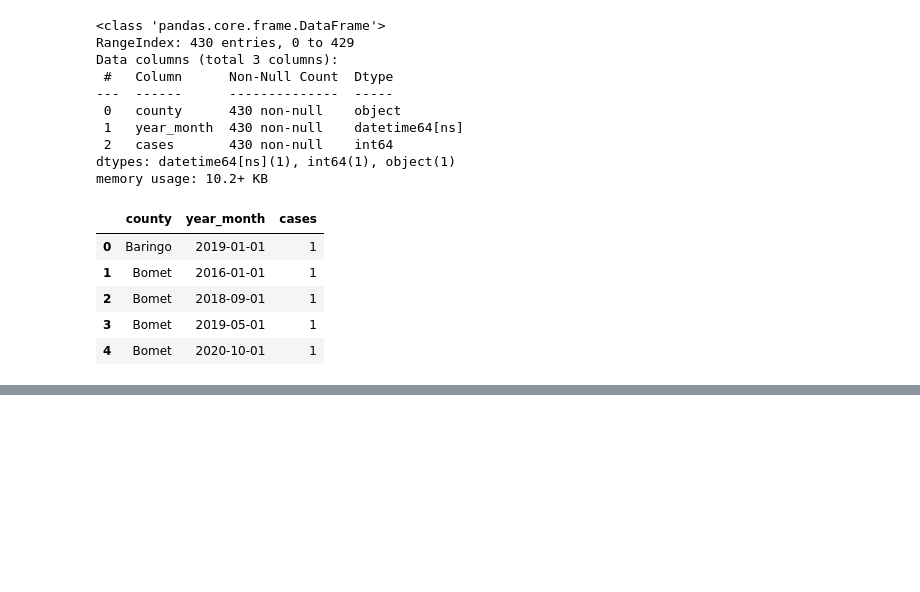
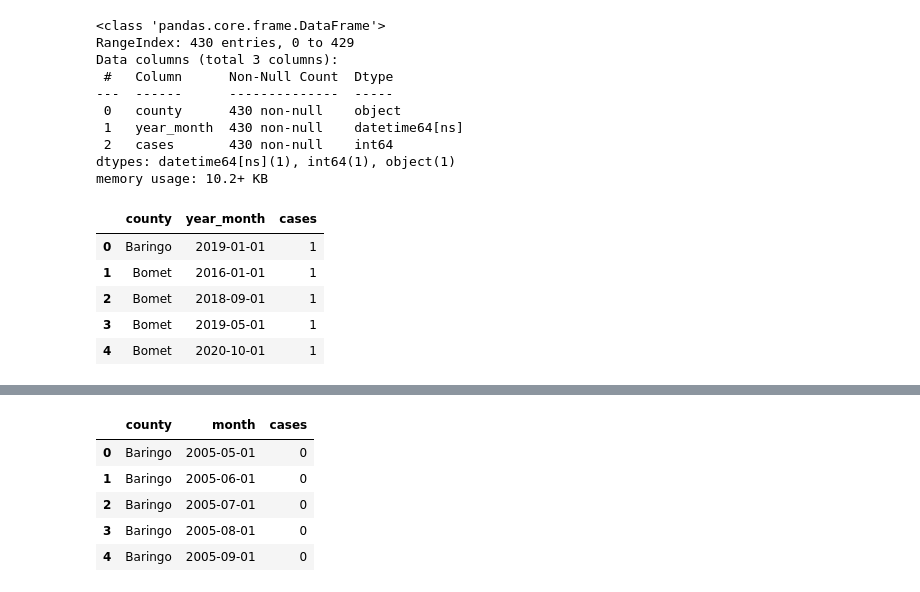
Before and after one commit to TonnieD/Femicide-Analysis-and-Forecasting, a Jupyter notebook: Notebooks/data_cleaning.ipynb, the cells around one changed output, grey strips where cells are left out. Drawn from its saved outputs; the diff is of its cells as text; code cells hidden in the pictures; blank space fills up the shorter version.

```diff
--- a/Notebooks/data_cleaning.ipynb
+++ b/Notebooks/data_cleaning.ipynb
@@ -648,0 +693,11 @@ memory usage: 10.2+ KB
+# %%
+# Reanme the date column to month
+county_monthly_full = county_monthly_full.rename(columns = {'date': 'month'})
+county_monthly_full.head()
+# %% [output]
+|  | county | month | cases |
+| 0 | Baringo | 2005-05-01 | 0 |
+| 1 | Baringo | 2005-06-01 | 0 |
+| 2 | Baringo | 2005-07-01 | 0 |
+| 3 | Baringo | 2005-08-01 | 0 |
+| 4 | Baringo | 2005-09-01 | 0 |
```
Also changed, not shown: parts of 3 cells of this notebook, 1 other file.
